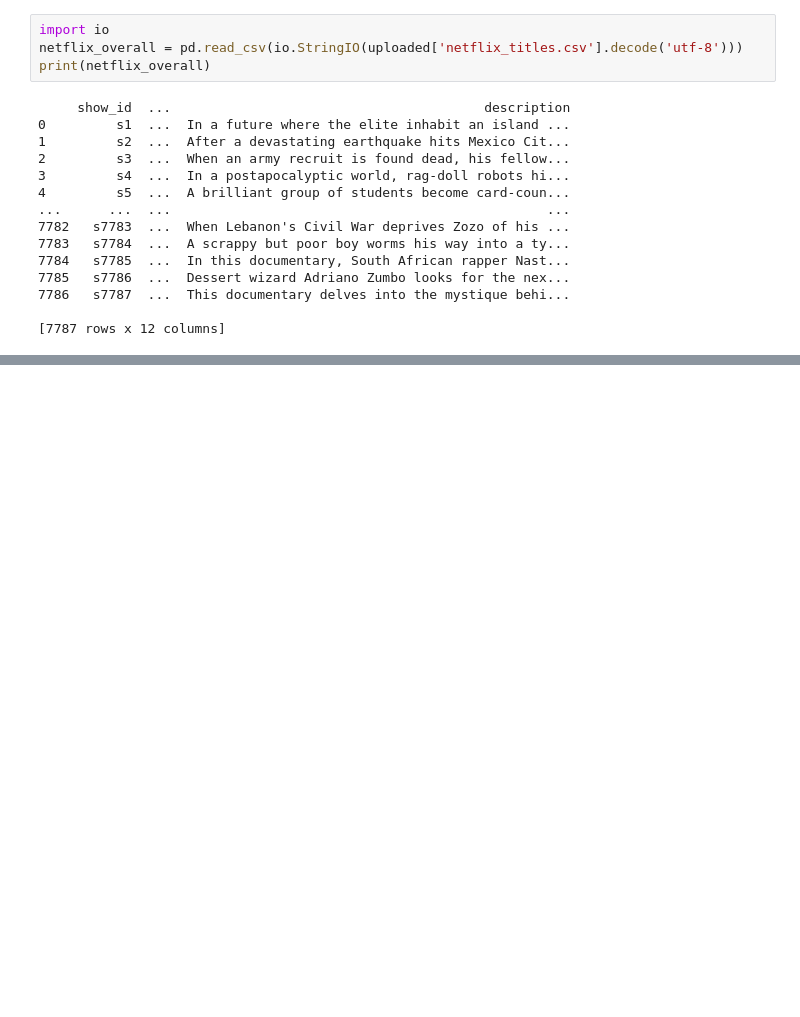
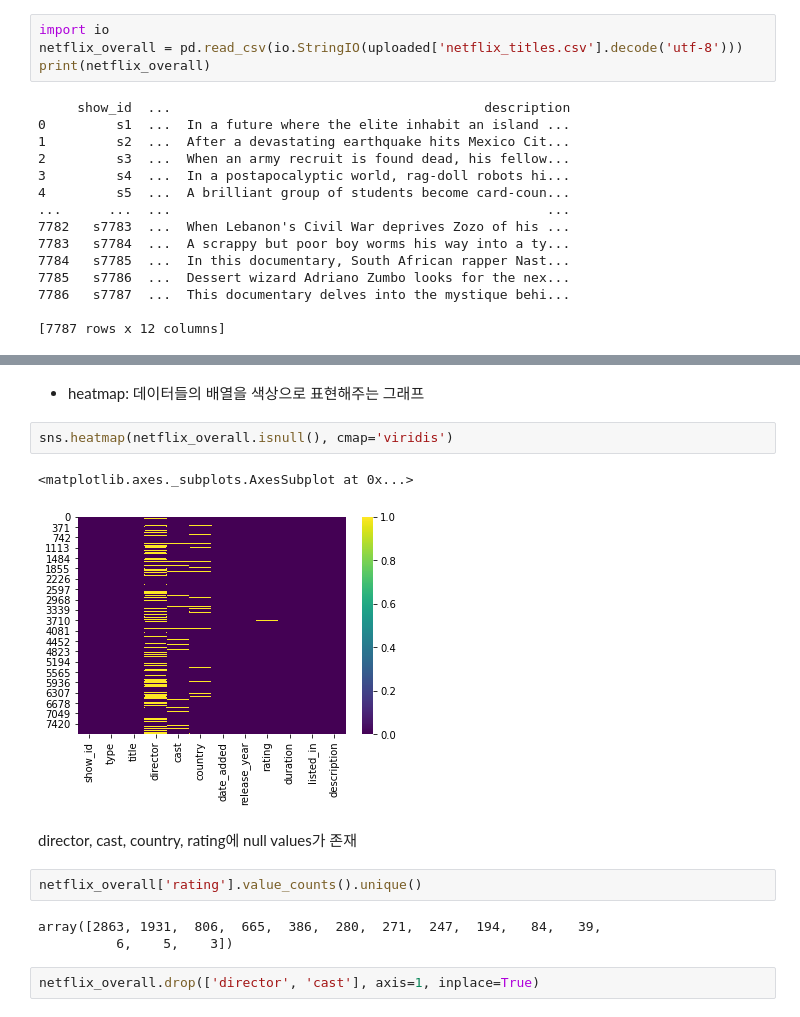
Before and after one commit to SungaHwang/Exploratory_Data_Analysis, a Jupyter notebook: NetflixData.ipynb, the cells around one changed output, grey strips where cells are left out. Drawn from its saved outputs; the diff is of its cells as text; blank space fills up the shorter version.

```diff
--- a/NetflixData.ipynb
+++ b/NetflixData.ipynb
@@ -47,0 +66,16 @@ netflix_overall.head()
+# %% [markdown]
+* heatmap: 데이터들의 배열을 색상으로 표현해주는 그래프
+# %%
+sns.heatmap(netflix_overall.isnull(), cmap='viridis')
+# %% [output]
+<matplotlib.axes._subplots.AxesSubplot at 0x...>
+[figure, added]
+# %% [markdown]
+director, cast, country, rating에 null values가 존재
+# %%
+netflix_overall['rating'].value_counts().unique()
+# %% [output]
+array([2863, 1931,  806,  665,  386,  280,  271,  247,  194,   84,   39,
+          6,    5,    3])
+# %%
+netflix_overall.drop(['director', 'cast'], axis=1, inplace=True)
```
Also changed, not shown: parts of 20 cells of this notebook.
